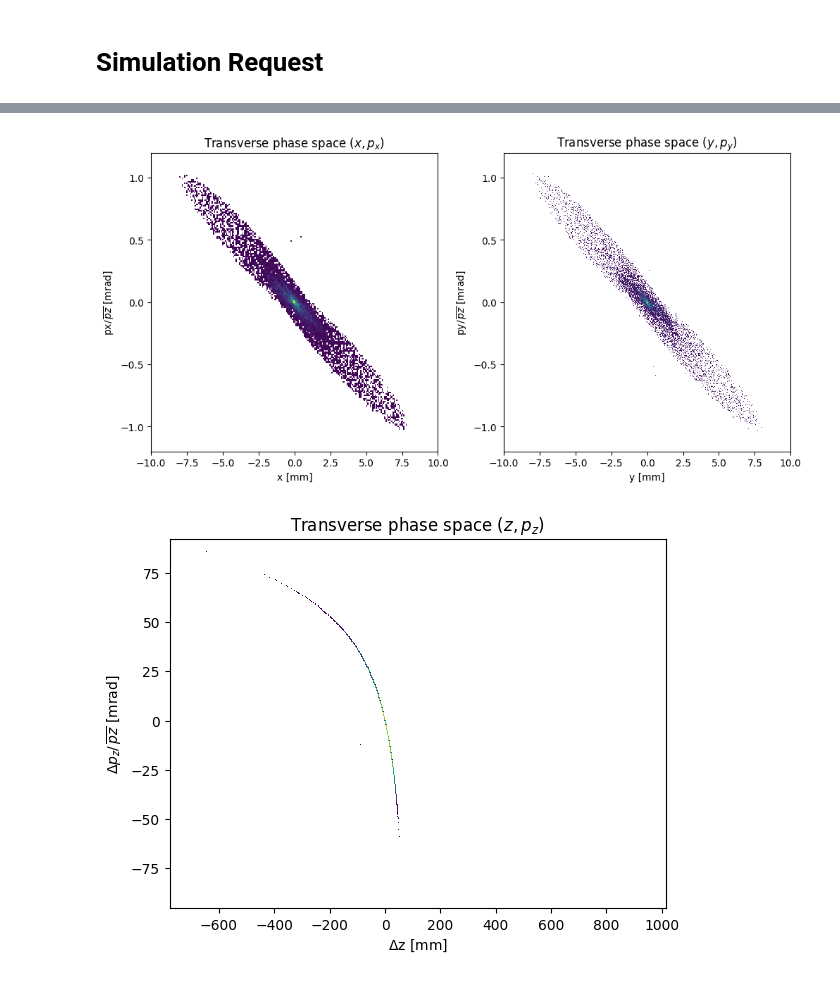
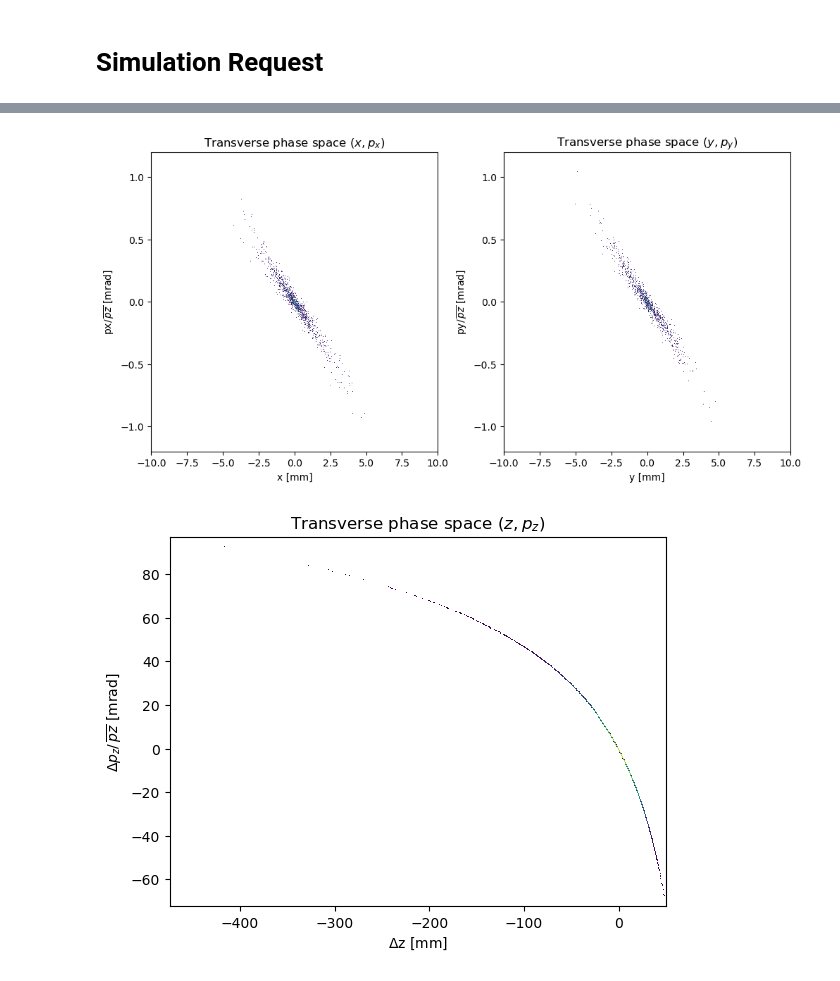
Before and after one commit to AlexanderKlemps/astra-web, a Jupyter notebook: examples/request_test.ipynb, the cells around one changed output, grey strips where cells are left out. Cells and saved outputs as stored; diff of their text form; code cells hidden in the pictures.

```diff
--- a/examples/request_test.ipynb
+++ b/examples/request_test.ipynb
@@ -15,10 +15,11 @@ import os
 plt.rcParams.update(plt.rcParamsDefault)
 # %%
 REQUEST_URL = "http://0.0.0.0:8000/"
-# REQUEST_URL = "http://black/astra/"
 REQUEST_HEADERS = {'Content-Type': 'application/json', 'x-api-key': os.getenv("ASTRA_API_KEY")}
 
 def request(endpoint, data):
-    return requests.post(REQUEST_URL + endpoint, headers=REQUEST_HEADERS, json=data)
+    response = requests.post(REQUEST_URL + endpoint, headers=REQUEST_HEADERS, json=data)
+    print(f"Response code {response.status_code}")
+    return response.json()
 # %% [markdown]
 # Requesting data
@@ -230,5 +222,4 @@ response.status_code
 # %%
-parsed_response = response.json()
-distribution_timestamp = parsed_response['timestamp']
+distribution_timestamp = response['timestamp']
 distribution_timestamp
 # %% [output]
@@ -256,7 +231,7 @@ body = {
         'rms_laser_spot_size': 0.1,
     },
     'space_charge': {
-        'use_space_charge': True,
+        'use_space_charge': False,
         'z_trans': 0.1
     },
     'cavities': [
@@ -317,7 +289,7 @@ print(parsed_response['run_output'])
      Goodbye.
  --------------------------------------------------------------------------
 # %%
-data = pd.DataFrame(parsed_response['particles'])
+data = pd.DataFrame(response['particles'])
 
 x = data.loc[:, 'x'].values*1e3
 y = data.loc[:, 'y'].values*1e3
@@ -344,25 +316,25 @@ data
 # %%
 fig, (ax_1, ax_2) = plt.subplots(1, 2, figsize=(10, 5), constrained_layout=True)
 
-bins = 500
+bins = 1000
 x_lim = 10
 y_lim = 1.2
 
 ax_1.hist2d(x, px/np.mean(pz), (bins, bins), cmap=white_viridis)
 ax_1.title.set_text(r'Transverse phase space $(x, p_x)$')
 ax_1.set_xlabel('x [mm]'); ax_1.set_ylabel(r'px/$\,\overline{pz}$ [mrad]')
 ax_1.set_xlim(left=-x_lim, right=x_lim)
 ax_1.set_ylim(bottom=-y_lim, top=y_lim)
 
 ax_2.hist2d(y, py/np.mean(pz), (bins, bins), cmap=white_viridis)
 ax_2.title.set_text(r'Transverse phase space $(y, p_y)$')
 ax_2.set_xlabel('y [mm]'); ax_2.set_ylabel(r'py/$\,\overline{pz}$ [mrad]')
 ax_2.set_xlim(left=-x_lim, right=x_lim)
 ax_2.set_ylim(bottom=-y_lim, top=y_lim)
 
 plt.show()
 # %% [output]
-[figure, old version]
+[figure, new version]
 # %%
 fig, ax = plt.subplots()
 
@@ -376,4 +348,4 @@ ax.set_xlabel(r'$\Delta $z [mm]'); ax.set_ylabel(r'$\Delta p_z/\,\overline{pz}$
 
 plt.show()
 # %% [output]
-[figure, old version]
+[figure, new version]
```
Also changed, not shown: parts of 18 cells of this notebook, 3 other files.
